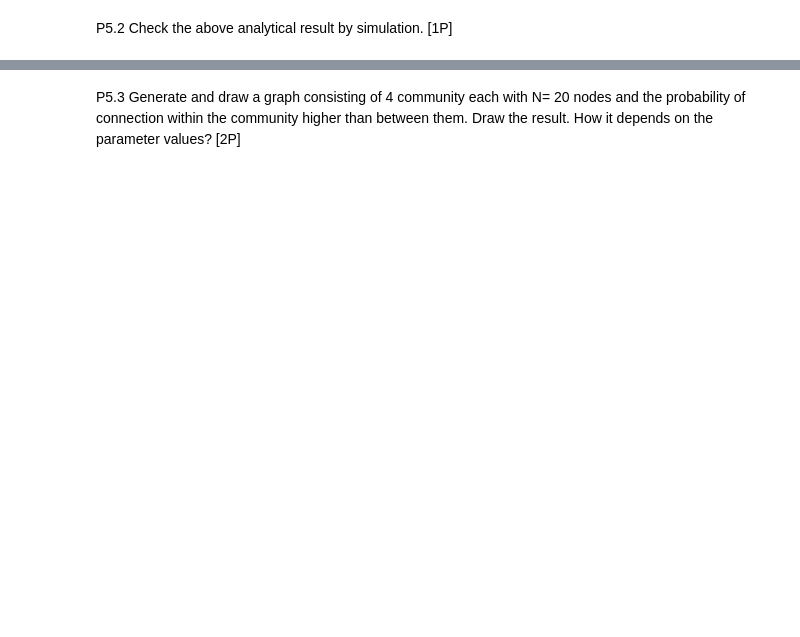
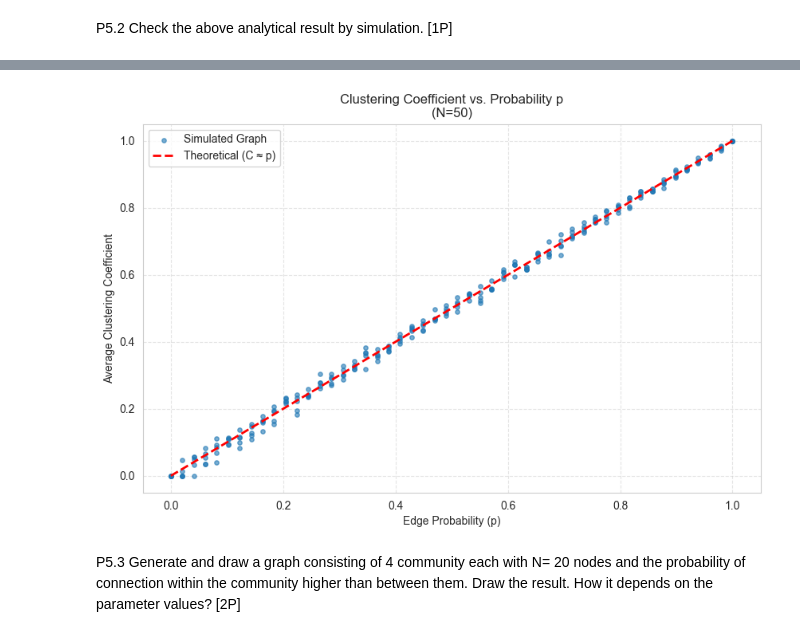
Before and after one commit to bmajosek/SNARS, a Jupyter notebook: p5/p5.ipynb, the cells around one changed output, grey strips where cells are left out. Drawn from its saved outputs; the diff is of its cells as text; code cells hidden in the pictures; blank space fills up the shorter version.

```diff
--- a/p5/p5.ipynb
+++ b/p5/p5.ipynb
@@ -186,2 +77,77 @@ Expected Clustering Coefficient (p): 0.01
+# %%
+def custom_average_clustering(G):
+    """
+    Calculates the average clustering coefficient of a graph G.
+    Logic:
+    1. For each node, find its neighbors.
+    2. If degree < 2, clustering coeff is 0.
+    3. Count how many edges exist between the neighbors.
+    4. Divide actual edges by possible edges: k*(k-1)/2.
+    5. Average the results across all nodes.
+    """
+    total_clustering_sum = 0
+    nodes = list(G.nodes())
+    n = len(nodes)
+
+    if n == 0:
+        return 0
+
+    for node in nodes:
+        neighbors = list(G.neighbors(node))
+        degree = len(neighbors)
+
+        if degree < 2:
+            node_clustering = 0.0
+        else:
+            actual_links = 0
+            for i in range(degree):
+                for j in range(i + 1, degree):
+                    if G.has_edge(neighbors[i], neighbors[j]):
+                        actual_links += 1
+
+            possible_links = (degree * (degree - 1)) / 2
+            node_clustering = actual_links / possible_links
+
+        total_clustering_sum += node_clustering
+
+    return total_clustering_sum / n
+
+def run_scatter_simulation(num_nodes, num_points=50, trials_per_point=5):
+    p_values = []
+    coeffs = []
+
+    target_ps = np.linspace(0, 1, num_points)
+
+    for p in target_ps:
+        for _ in range(trials_per_point):
+            G = nx.erdos_renyi_graph(num_nodes, p)
+            c = custom_average_clustering(G)
+
+            p_values.append(p)
+            coeffs.append(c)
+
+    return p_values, coeffs
+
+# P5.2: Verify clustering coefficient follows C(p) = p for Erdős-Rényi graphs
+num_nodes = 50
+num_points_p = 50
+trials_per_p = 5
+
+p_data, c_data = run_scatter_simulation(num_nodes, num_points_p, trials_per_p)
+
+plt.figure(figsize=(10, 6))
+plt.scatter(p_data, c_data, alpha=0.6, s=15, label='Simulated Graph')
+
+x_line = np.linspace(0, 1, 100)
+plt.plot(x_line, x_line, 'r--', linewidth=2, label='Theoretical (C ≈ p)')
+
+plt.title(f'Clustering Coefficient vs. Probability p\n(N={num_nodes})')
+plt.xlabel('Edge Probability (p)')
+plt.ylabel('Average Clustering Coefficient')
+plt.legend()
+plt.grid(True, linestyle='--', alpha=0.5)
+plt.show()
+# %% [output]
+[figure, added]
 # %% [markdown]
 P5.3 Generate and draw a graph consisting of 4 community each with N= 20 nodes and the probability of connection within the community higher than between them. Draw the result. How it depends on the parameter values? [2P]
```
Also changed, not shown: parts of 12 cells of this notebook, 2 other files.
